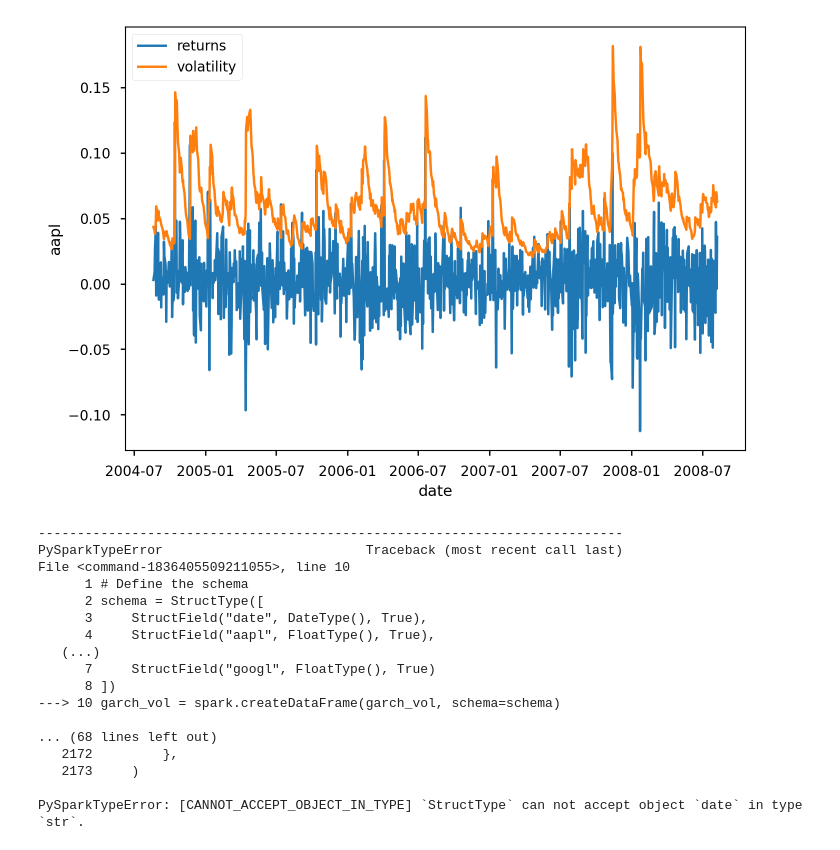
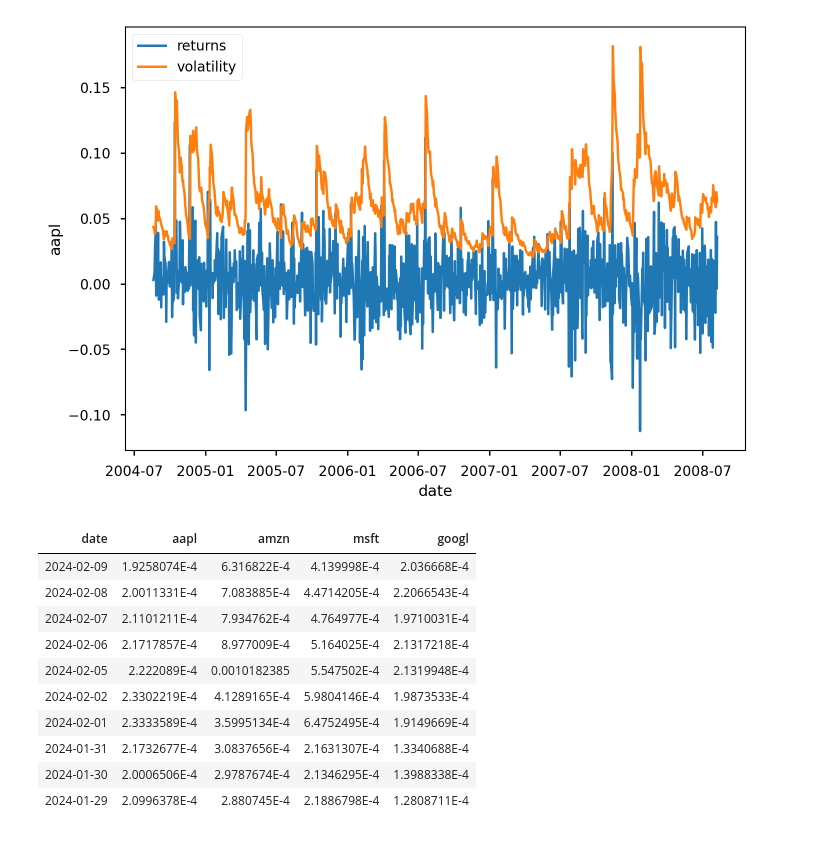
Before and after one commit to mus514/ML_Pipeline_Hub, a Jupyter notebook: sql_daily_table.ipynb, the cells around one changed output. Cells and saved outputs as stored; diff of their text form; code cells hidden in the pictures.

Commit message:
creating volatility table for stock

```diff
--- a/sql_daily_table.ipynb
+++ b/sql_daily_table.ipynb
@@ -220,6 +229,9 @@ sns.lineplot(y=garch_vol["aapl"][0:1000]*100, x=garch_vol["date"][0:1000], label
 <AxesSubplot:xlabel='date', ylabel='aapl'>
 [figure]
 # %%
+#--------------------------------------------------------
+# Convert the data to spark to save it esaly to sql table
+#--------------------------------------------------------
 # Define the schema
 schema = StructType([
     StructField("date", DateType(), True),
@@ -229,22 +241,32 @@ schema = StructType([
     StructField("googl", FloatType(), True)
 ])
 
-garch_vol = spark.createDataFrame(garch_vol, schema=schema)
+garch_vol = spark.createDataFrame(garch_vol, schema)
+
+# Check if the table exists
+if spark.catalog.tableExists("stocks_volatility"):
+    # Drop the existing table
+    spark.sql(f"DROP TABLE stocks_volatility")
+    print(f'Dropped table: stocks_volatility')
+
+# Create the table
+garch_vol.write.format("parquet").saveAsTable("stocks_volatility")
-# %% [output]
----------------------------------------------------------------------------
-PySparkTypeError                          Traceback (most recent call last)
-File <command-1836405509211055>, line 10
-      1 # Define the schema
-      2 schema = StructType([
-      3     StructField("date", DateType(), True),
-      4     StructField("aapl", FloatType(), True),
-   (...)
-      7     StructField("googl", FloatType(), True)
-      8 ])
----> 10 garch_vol = spark.createDataFrame(garch_vol, schema=schema)
-
-... (68 lines left out)
-   2172         },
-   2173     )
-
-PySparkTypeError: [CANNOT_ACCEPT_OBJECT_IN_TYPE] `StructType` can not accept object `date` in type `str`.
+# %%
+%sql
+-- Disply the stocks_returns
+SELECT *
+FROM stocks_volatility
+ORDER BY date DESC
+LIMIT 10
+# %% [output]
+| date | aapl | amzn | msft | googl |
+| 2024-02-09 | 1.9258074E-4 | 6.316822E-4 | 4.139998E-4 | 2.036668E-4 |
+| 2024-02-08 | 2.0011331E-4 | 7.083885E-4 | 4.4714205E-4 | 2.2066543E-4 |
+| 2024-02-07 | 2.1101211E-4 | 7.934762E-4 | 4.764977E-4 | 1.9710031E-4 |
+| 2024-02-06 | 2.1717857E-4 | 8.977009E-4 | 5.164025E-4 | 2.1317218E-4 |
+| 2024-02-05 | 2.222089E-4 | 0.0010182385 | 5.547502E-4 | 2.1319948E-4 |
+| 2024-02-02 | 2.3302219E-4 | 4.1289165E-4 | 5.9804146E-4 | 1.9873533E-4 |
+| 2024-02-01 | 2.3333589E-4 | 3.5995134E-4 | 6.4752495E-4 | 1.9149669E-4 |
+| 2024-01-31 | 2.1732677E-4 | 3.0837656E-4 | 2.1631307E-4 | 1.3340688E-4 |
+| 2024-01-30 | 2.0006506E-4 | 2.9787674E-4 | 2.1346295E-4 | 1.3988338E-4 |
+| 2024-01-29 | 2.0996378E-4 | 2.880745E-4 | 2.1886798E-4 | 1.2808711E-4 |
```
Also changed, not shown: parts of 3 cells of this notebook.
